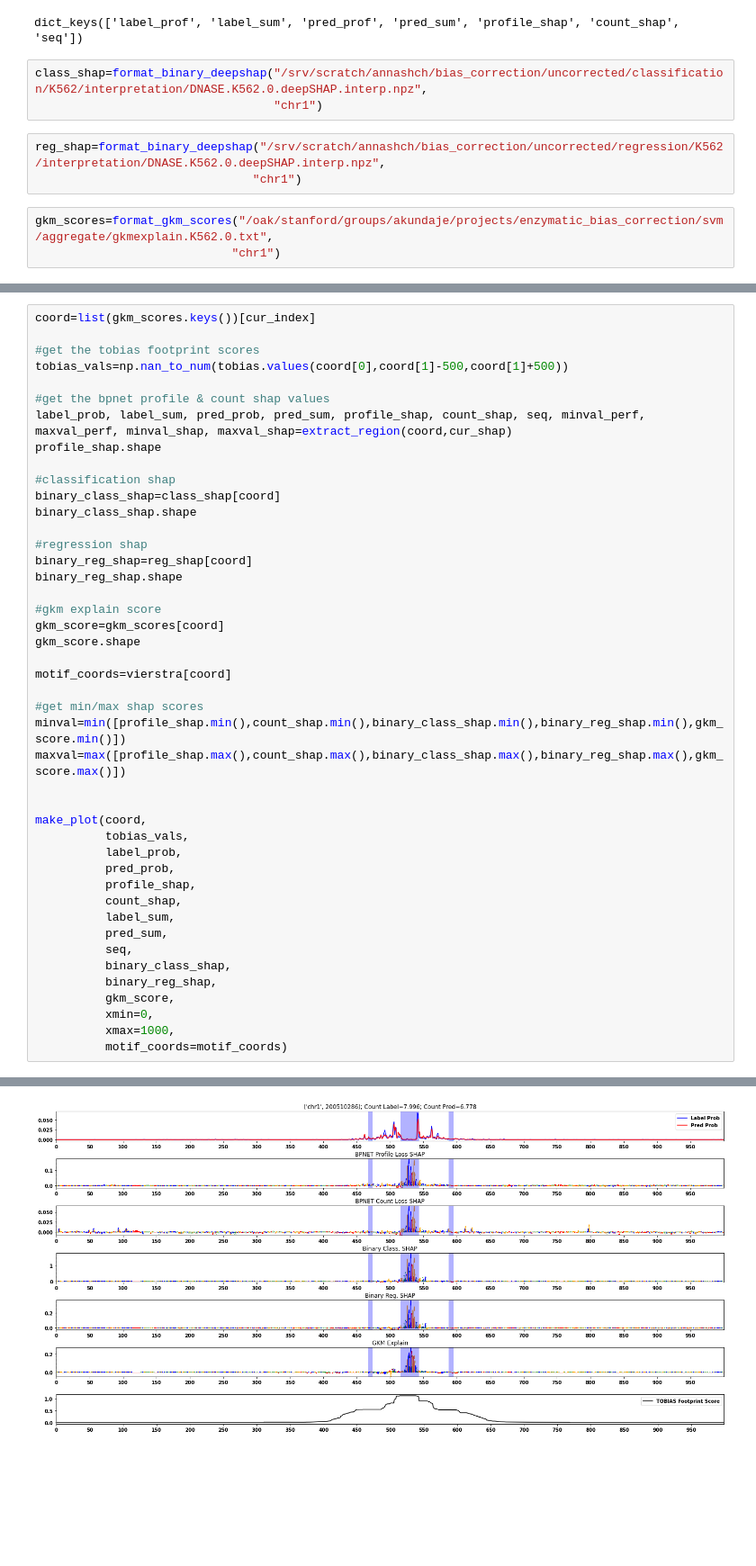
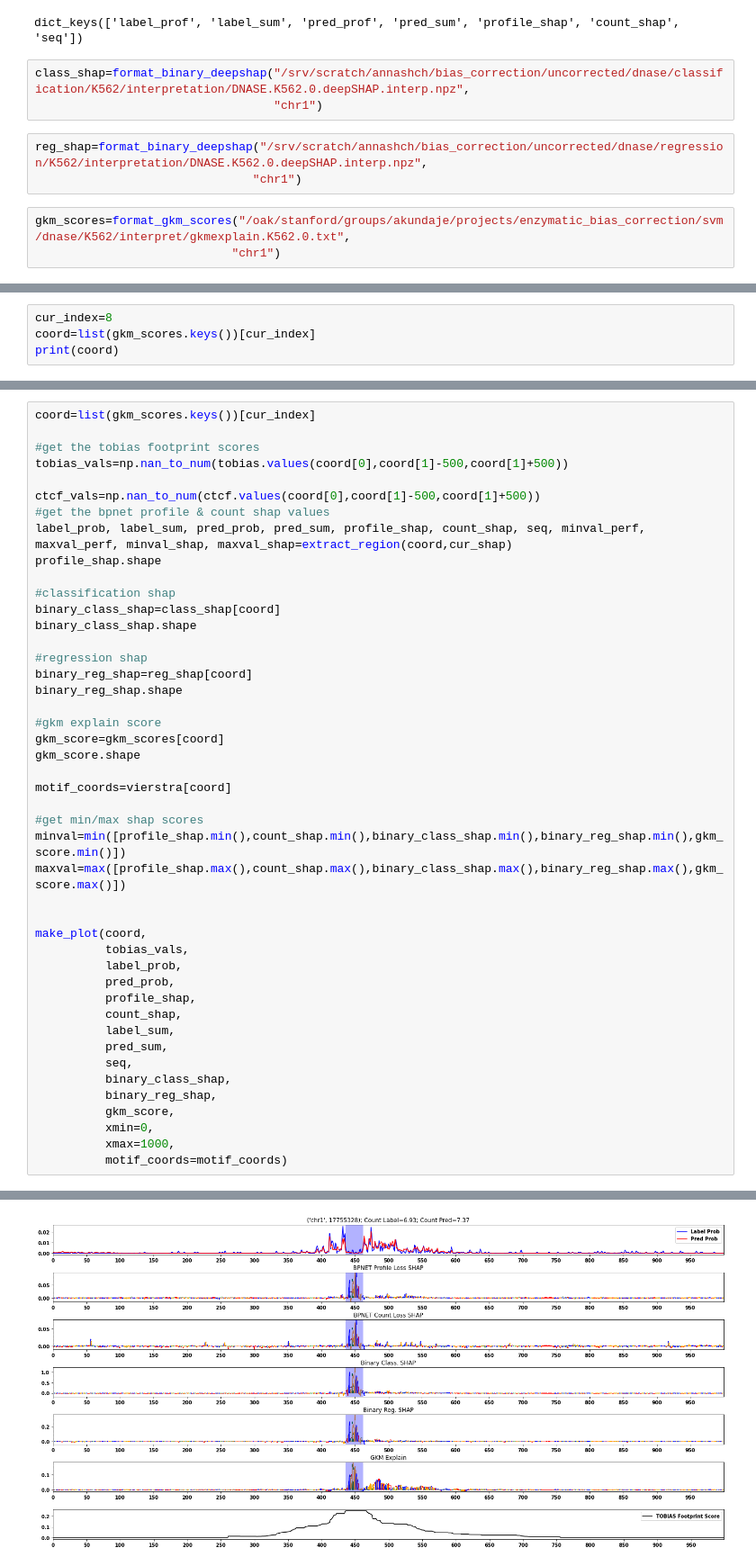
Before and after one commit to kundajelab/chrombpnet, a Jupyter notebook: accuracy_footprint_compare/vierstra_fp_vs_model_deepshap.ipynb, the cells around one changed output, grey strips where cells are left out. Shown at 90% size. Saved outputs shown, nothing was run; the diff lists cells and outputs as text; blank space fills up the shorter version.

```diff
--- a/accuracy_footprint_compare/vierstra_fp_vs_model_deepshap.ipynb
+++ b/accuracy_footprint_compare/vierstra_fp_vs_model_deepshap.ipynb
@@ -45,11 +47,11 @@ cur_shap.keys()
 # %% [output]
 dict_keys(['label_prof', 'label_sum', 'pred_prof', 'pred_sum', 'profile_shap', 'count_shap', 'seq'])
 # %%
-class_shap=format_binary_deepshap("/srv/scratch/annashch/bias_correction/uncorrected/classification/K562/interpretation/DNASE.K562.0.deepSHAP.interp.npz",
+class_shap=format_binary_deepshap("/srv/scratch/annashch/bias_correction/uncorrected/dnase/classification/K562/interpretation/DNASE.K562.0.deepSHAP.interp.npz",
                                   "chr1")
 # %%
-reg_shap=format_binary_deepshap("/srv/scratch/annashch/bias_correction/uncorrected/regression/K562/interpretation/DNASE.K562.0.deepSHAP.interp.npz",
+reg_shap=format_binary_deepshap("/srv/scratch/annashch/bias_correction/uncorrected/dnase/regression/K562/interpretation/DNASE.K562.0.deepSHAP.interp.npz",
                                "chr1")
 # %%
-gkm_scores=format_gkm_scores("/oak/stanford/groups/akundaje/projects/enzymatic_bias_correction/svm/aggregate/gkmexplain.K562.0.txt",
+gkm_scores=format_gkm_scores("/oak/stanford/groups/akundaje/projects/enzymatic_bias_correction/svm/dnase/K562/interpret/gkmexplain.K562.0.txt",
                             "chr1")
@@ -57,0 +58,4 @@ cur_index=12
+# %%
+cur_index=8
+coord=list(gkm_scores.keys())[cur_index]
+print(coord)
@@ -61,6 +67,7 @@ coord=list(gkm_scores.keys())[cur_index]
 #get the tobias footprint scores
 tobias_vals=np.nan_to_num(tobias.values(coord[0],coord[1]-500,coord[1]+500))
 
+ctcf_vals=np.nan_to_num(ctcf.values(coord[0],coord[1]-500,coord[1]+500))
 #get the bpnet profile & count shap values
 label_prob, label_sum, pred_prob, pred_sum, profile_shap, count_shap, seq, minval_perf, maxval_perf, minval_shap, maxval_shap=extract_region(coord,cur_shap)
 profile_shap.shape
@@ -105 +110 @@ findfont: Font family ['normal'] not found. Falling back to DejaVu Sans.
-[figure, old version]
+[figure, new version]
```
Also changed, not shown: parts of 15 cells of this notebook, 12 other files.
